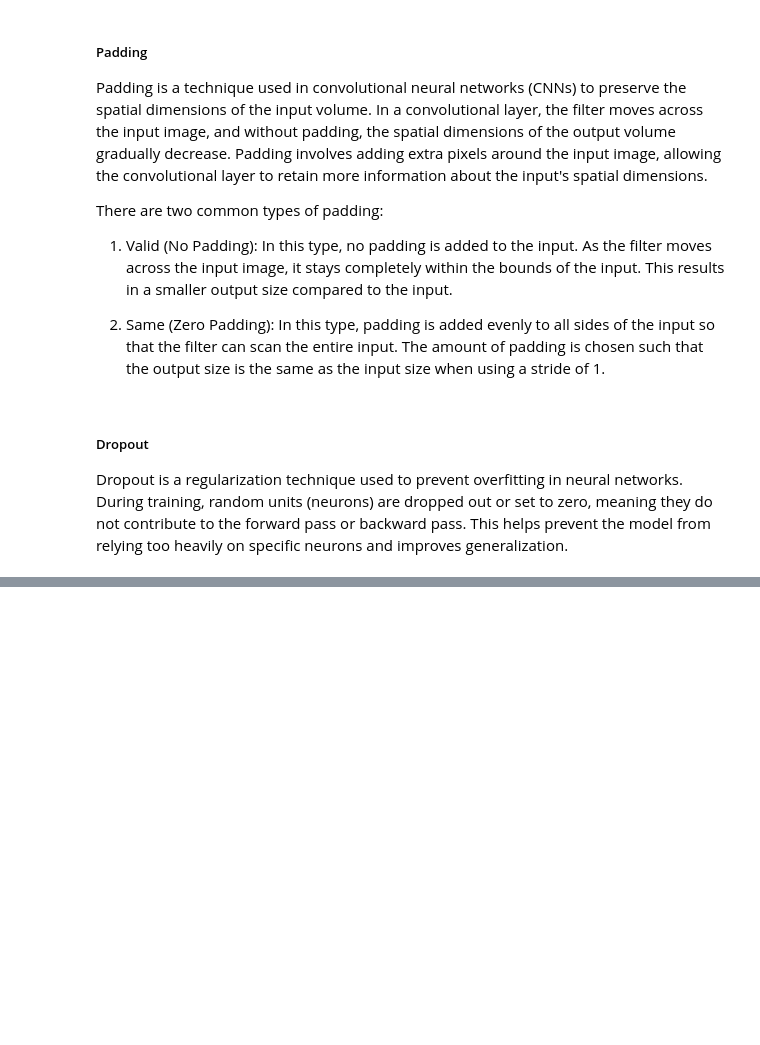
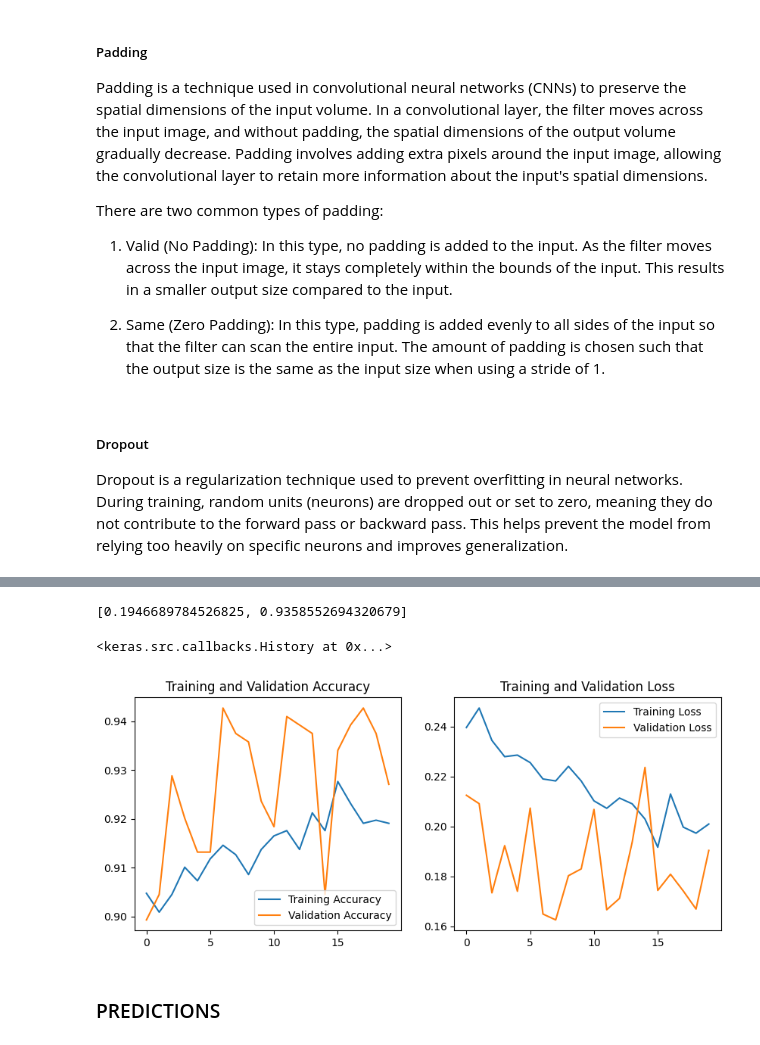
Before and after one commit to mafaves/AI-projects, a Jupyter notebook: image_dataset/Chest_X-Ray_Images_Pneumonia/chest_x_ray_pneumonia.ipynb, the cells around one changed output, grey strips where cells are left out. Saved outputs shown, nothing was run; the diff lists cells and outputs as text; code cells hidden in the pictures; blank space fills up the shorter version.

```diff
--- a/image_dataset/Chest_X-Ray_Images_Pneumonia/chest_x_ray_pneumonia.ipynb
+++ b/image_dataset/Chest_X-Ray_Images_Pneumonia/chest_x_ray_pneumonia.ipynb
@@ -467,0 +535,8 @@ Dropout is a regularization technique used to prevent overfitting in neural netw
+# %%
+keras.backend.clear_session()
+tuner_search_3 = BayesianOptimization(build_model,
+                          objective='val_accuracy',
+                          max_trials=10,
+                          seed=123,
+                          directory='/tmp/chest_xray/',
+                          project_name="x_ray_chest_tuner_2")
@@ -467,0 +578,2 @@ Dropout is a regularization technique used to prevent overfitting in neural netw
+# %%
+model4=tuner_search_3.get_best_models(num_models=1)[0]
@@ -467,0 +600,8 @@ Dropout is a regularization technique used to prevent overfitting in neural netw
+# %%
+history = model4.fit(
+    train_ds_augmented,
+    batch_size=BATCH_SIZE,
+    validation_data=val_ds,
+    verbose=1,
+    epochs=EPOCHS,
+)
@@ -467,0 +630,8 @@ Dropout is a regularization technique used to prevent overfitting in neural netw
+# %%
+scores
+# %% [output]
+[0.1946689784526825, 0.9358552694320679]
+# %%
+history
+# %% [output]
+<keras.src.callbacks.History at 0x...>
@@ -467,0 +644,19 @@ Dropout is a regularization technique used to prevent overfitting in neural netw
+# %%
+EPOCHS = EPOCHS
+plt.figure(figsize=(10, 4))
+plt.subplot(1, 2, 1)
+plt.plot(range(EPOCHS), acc, label='Training Accuracy')
+plt.plot(range(EPOCHS), val_acc, label='Validation Accuracy')
+plt.legend(loc='lower right')
+plt.title('Training and Validation Accuracy')
+
+plt.subplot(1, 2, 2)
+plt.plot(range(EPOCHS), loss, label='Training Loss')
+plt.plot(range(EPOCHS), val_loss, label='Validation Loss')
+plt.legend(loc='upper right')
+plt.title('Training and Validation Loss')
+plt.show()
+# %% [output]
+[figure, added]
+# %% [markdown]
+### PREDICTIONS
```
Also changed, not shown: parts of 40 cells of this notebook.
